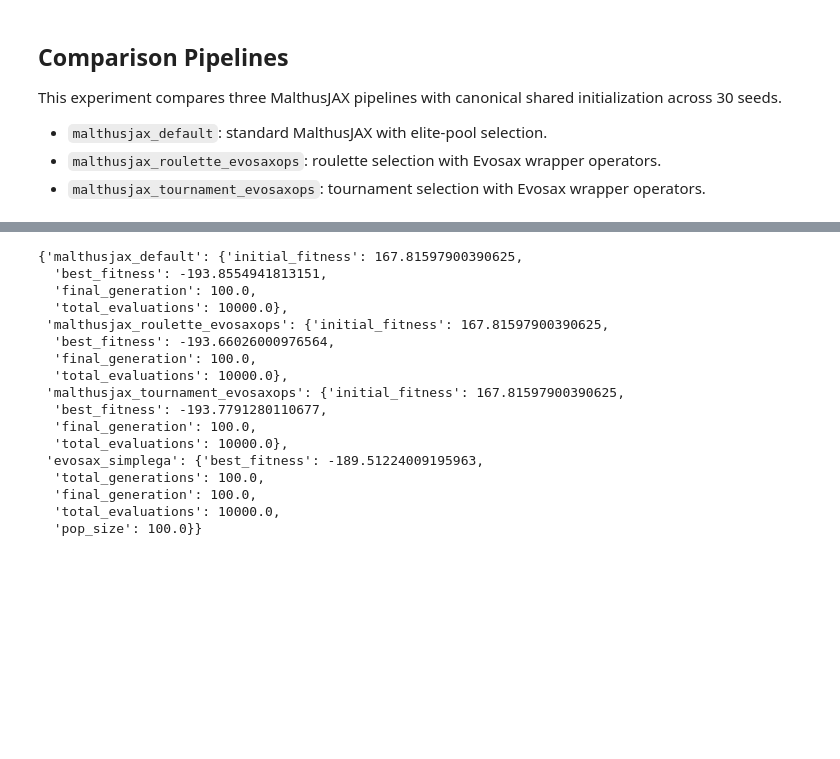
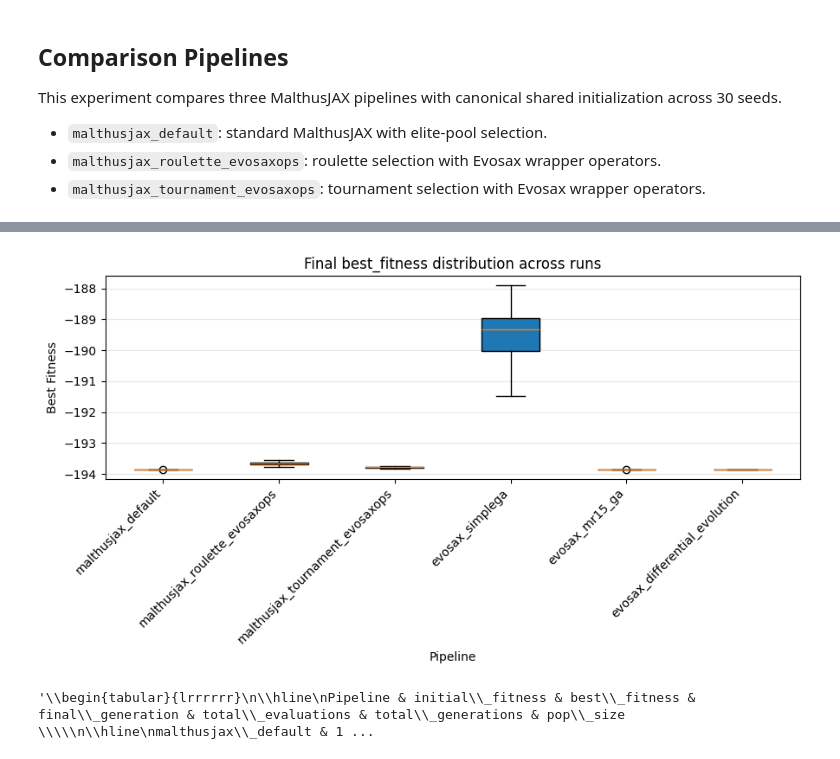
Before and after one commit to LeonardoDiCaterina/MalthusJAX, a Jupyter notebook: examples/_DEMO_COMPOSER/bench_engine_convergence.ipynb, the cells around one changed output, grey strips where cells are left out. Drawn from its saved outputs; the diff is of its cells as text; code cells hidden in the pictures; blank space fills up the shorter version.

```diff
--- a/examples/_DEMO_COMPOSER/bench_engine_convergence.ipynb
+++ b/examples/_DEMO_COMPOSER/bench_engine_convergence.ipynb
@@ -97,23 +101,15 @@ plt.show()
+# %%
+ax_final = comparison.plot_final_metric_boxplot(metric_key="best_fitness")
+ax_final.set_title("Final best_fitness distribution across runs")
+ax_final.set_xticklabels(ax_final.get_xticklabels(), rotation=45, ha="right")
+plt.tight_layout()
+plt.show()
+# %% [output]
+[figure, added]
 # %%
-comparison.summary_table()
+comparison.summary_table(latex=True)
 # %% [output]
-{'malthusjax_default': {'initial_fitness': 167.81597900390625,
-  'best_fitness': -193.8554941813151,
-  'final_generation': 100.0,
-  'total_evaluations': 10000.0},
- 'malthusjax_roulette_evosaxops': {'initial_fitness': 167.81597900390625,
-  'best_fitness': -193.66026000976564,
-  'final_generation': 100.0,
-  'total_evaluations': 10000.0},
- 'malthusjax_tournament_evosaxops': {'initial_fitness': 167.81597900390625,
-  'best_fitness': -193.7791280110677,
-  'final_generation': 100.0,
-  'total_evaluations': 10000.0},
- 'evosax_simplega': {'best_fitness': -189.51224009195963,
-  'total_generations': 100.0,
-  'final_generation': 100.0,
-  'total_evaluations': 10000.0,
-  'pop_size': 100.0}}
+'\\begin{tabular}{lrrrrrr}\n\\hline\nPipeline & initial\\_fitness & best\\_fitness & final\\_generation & total\\_evaluations & total\\_generations & pop\\_size \\\\\n\\hline\nmalthusjax\\_default & 1 ...
 # %%
 comparison.convergence_data()
 # %% [output]
```
Also changed, not shown: parts of 8 cells of this notebook, 2 other files.
